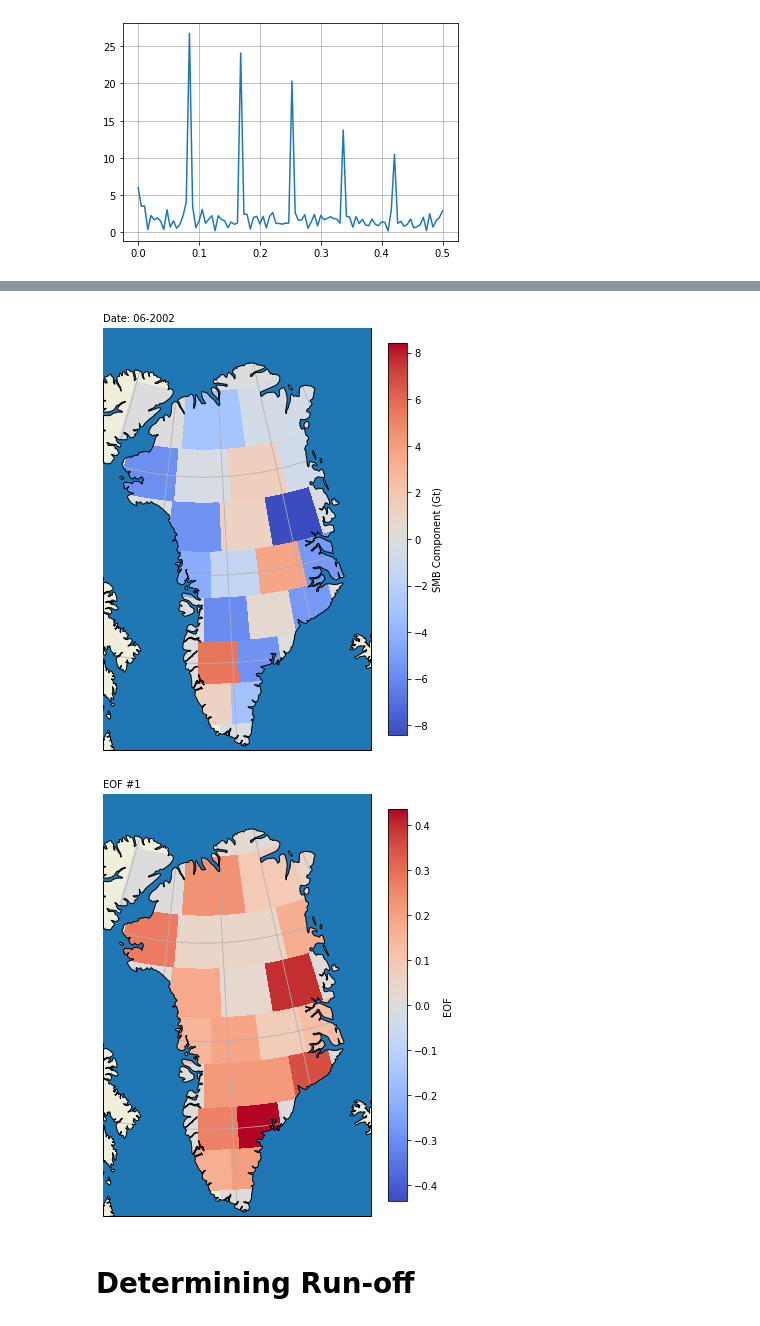
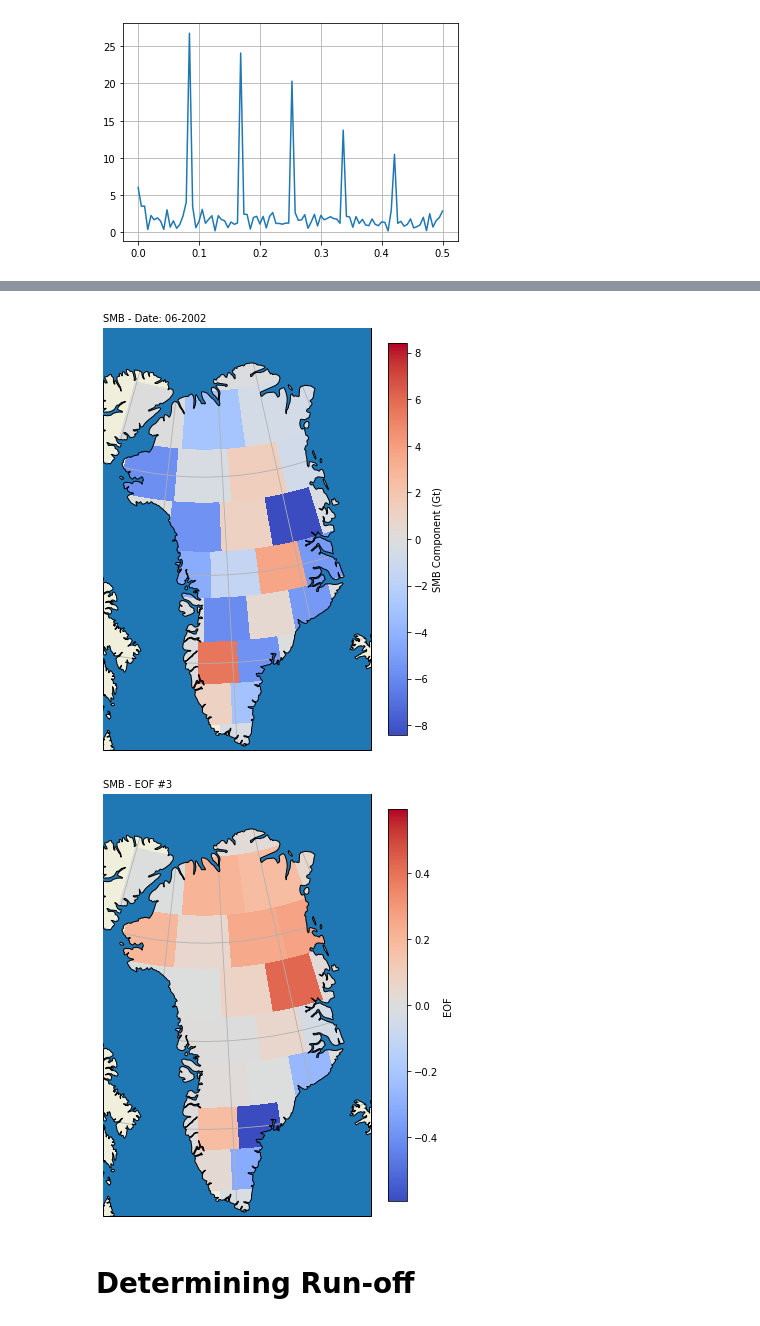
Before and after one commit to AdriaanGr/MAIO_project, a Jupyter notebook: MAIO_project2.ipynb, the cells around one changed output, grey strips where cells are left out. Saved outputs shown, nothing was run; the diff lists cells and outputs as text; code cells hidden in the pictures.

```diff
--- a/MAIO_project2.ipynb
+++ b/MAIO_project2.ipynb
@@ -589,33 +594,33 @@ ax.set_extent([-65, -25, 59, 85], ccrs.PlateCarree())
 ax.add_feature(cfeature.LAND)
 ax.add_feature(cfeature.NaturalEarthFeature('physical', 'ocean', '50m'), zorder=100, edgecolor='k')
 ax.gridlines()
-ax.text(0.125, 0.88, "Date: %s" % tims2[time].strftime("%m-%Y"), transform=f.transFigure)
+ax.text(0.125, 0.88, "SMB - Date: %s" % tims2[time].strftime("%m-%Y"), transform=f.transFigure)
 cax = f.colorbar(cb, ax=[ax], shrink=0.9)
 cax.set_label("SMB Component (Gt)")
 f.savefig("./Pictures/SMB_map_%s.png" % tims2[time].strftime("%m-%Y"))
 plt.show()
 # %% [output]
-[figure, old version]
+[figure, new version]
 # %%
-eof_i = 1
+eof_i = 3
 XV, YV, eof_fit = rebin_data(evec_smb[:,eof_i-1], lat, lon)
 
 # Verbeterde Plot Routine
 proj = ccrs.LambertConformal(central_latitude=90, central_longitude=310)
 
 f, ax = plt.subplots(figsize=(6, 8), subplot_kw=dict(projection=proj))
 cb = ax.pcolor(XV, YV, eof_fit, cmap=plt.cm.coolwarm, vmin = -np.max(np.abs(eof_fit)), vmax = np.max(np.abs(eof_fit)), transform=ccrs.PlateCarree())
 ax.set_extent([-65, -25, 59, 85], ccrs.PlateCarree())
 ax.add_feature(cfeature.LAND)
 ax.add_feature(cfeature.NaturalEarthFeature('physical', 'ocean', '50m'), zorder=100, edgecolor='k')
 ax.gridlines()
-ax.text(0.125, 0.88, "EOF #%i" % eof_i, transform=f.transFigure)
+ax.text(0.125, 0.88, "SMB - EOF #%i" % eof_i, transform=f.transFigure)
 cax = f.colorbar(cb, ax=[ax], shrink=0.9)
 cax.set_label("EOF")
 f.savefig("./Pictures/EOF%i_SMB.png" % eof_i, dpi=300)
 plt.show()
 # %% [output]
-[figure, old version]
+[figure, new version]
 # %% [markdown]
 # Determining Run-off
 # %%
```
Also changed, not shown: parts of 13 cells of this notebook, 4 other files.
